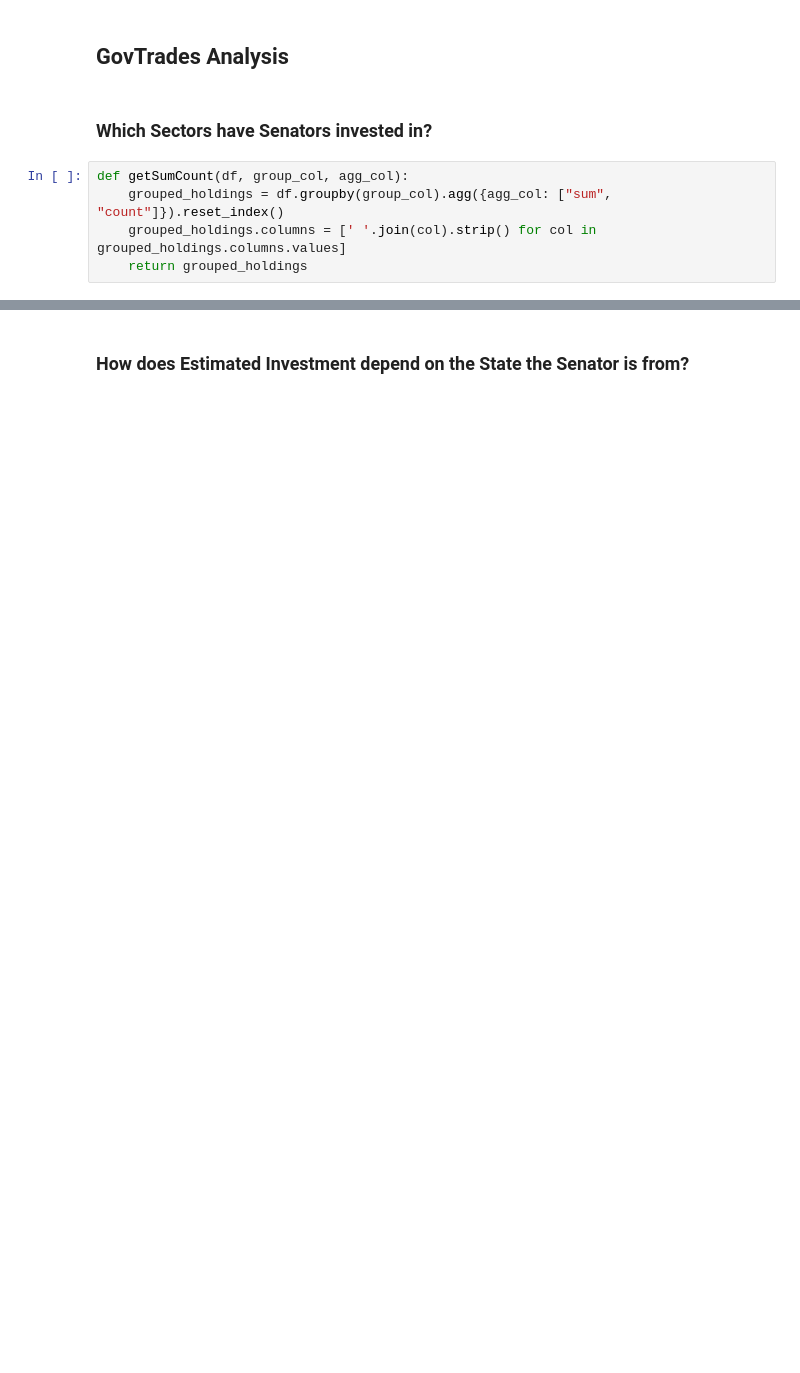
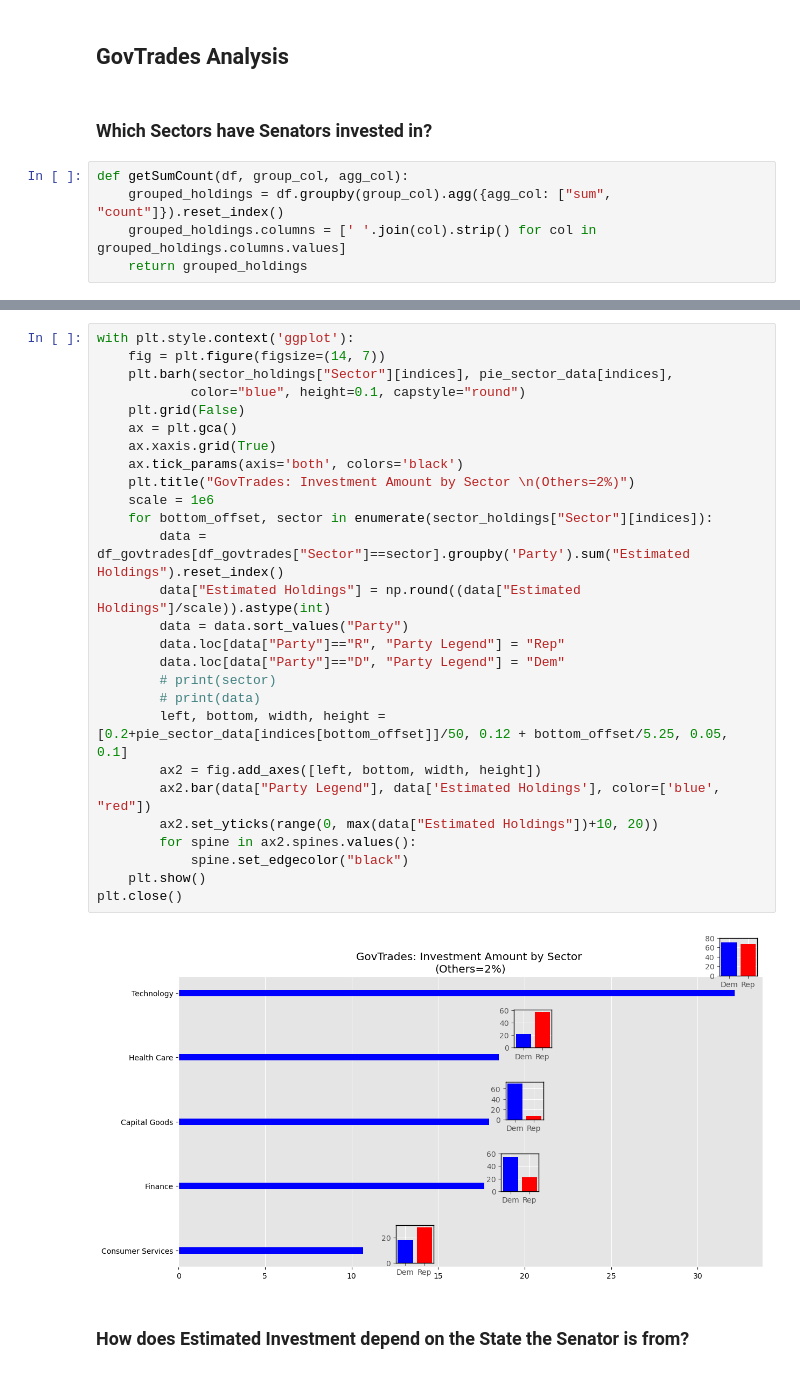
Before and after one commit to e2abbyh/ECE143-Group4-FinalProject, a Jupyter notebook: Analysis.ipynb, the cells around one changed output, grey strips where cells are left out. Cells and saved outputs as stored; diff of their text form; blank space fills up the shorter version.

```diff
--- a/Analysis.ipynb
+++ b/Analysis.ipynb
@@ -79,3 +73,32 @@ plt.close()
+# %%
+with plt.style.context('ggplot'):
+    fig = plt.figure(figsize=(14, 7))
+    plt.barh(sector_holdings["Sector"][indices], pie_sector_data[indices],
+            color="blue", height=0.1, capstyle="round")
+    plt.grid(False)
+    ax = plt.gca()
+    ax.xaxis.grid(True)
+    ax.tick_params(axis='both', colors='black')
+    plt.title("GovTrades: Investment Amount by Sector \n(Others=2%)")
+    scale = 1e6
+    for bottom_offset, sector in enumerate(sector_holdings["Sector"][indices]):
+        data = df_govtrades[df_govtrades["Sector"]==sector].groupby('Party').sum("Estimated Holdings").reset_index()
+        data["Estimated Holdings"] = np.round((data["Estimated Holdings"]/scale)).astype(int)
+        data = data.sort_values("Party")
+        data.loc[data["Party"]=="R", "Party Legend"] = "Rep"
+        data.loc[data["Party"]=="D", "Party Legend"] = "Dem"
+        # print(sector)
+        # print(data)
+        left, bottom, width, height = [0.2+pie_sector_data[indices[bottom_offset]]/50, 0.12 + bottom_offset/5.25, 0.05, 0.1]
+        ax2 = fig.add_axes([left, bottom, width, height])
+        ax2.bar(data["Party Legend"], data['Estimated Holdings'], color=['blue', "red"])
+        ax2.set_yticks(range(0, max(data["Estimated Holdings"])+10, 20))
+        for spine in ax2.spines.values():
+            spine.set_edgecolor("black")
+    plt.show()
+plt.close()
+# %% [output]
+[figure, added]
 # %% [markdown]
 ### How does Estimated Investment depend on the State the Senator is from?
 # %%
```
Also changed, not shown: parts of 26 cells of this notebook.
